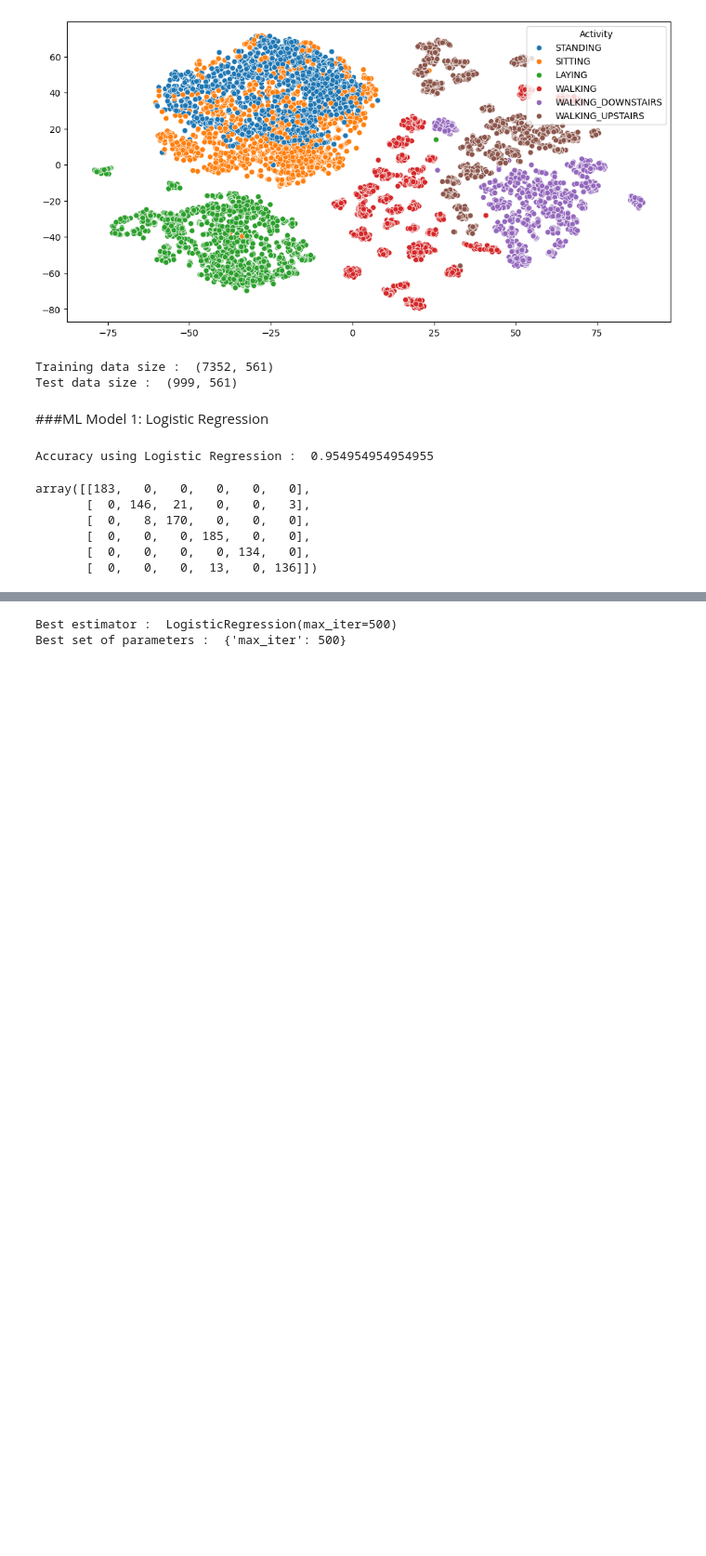
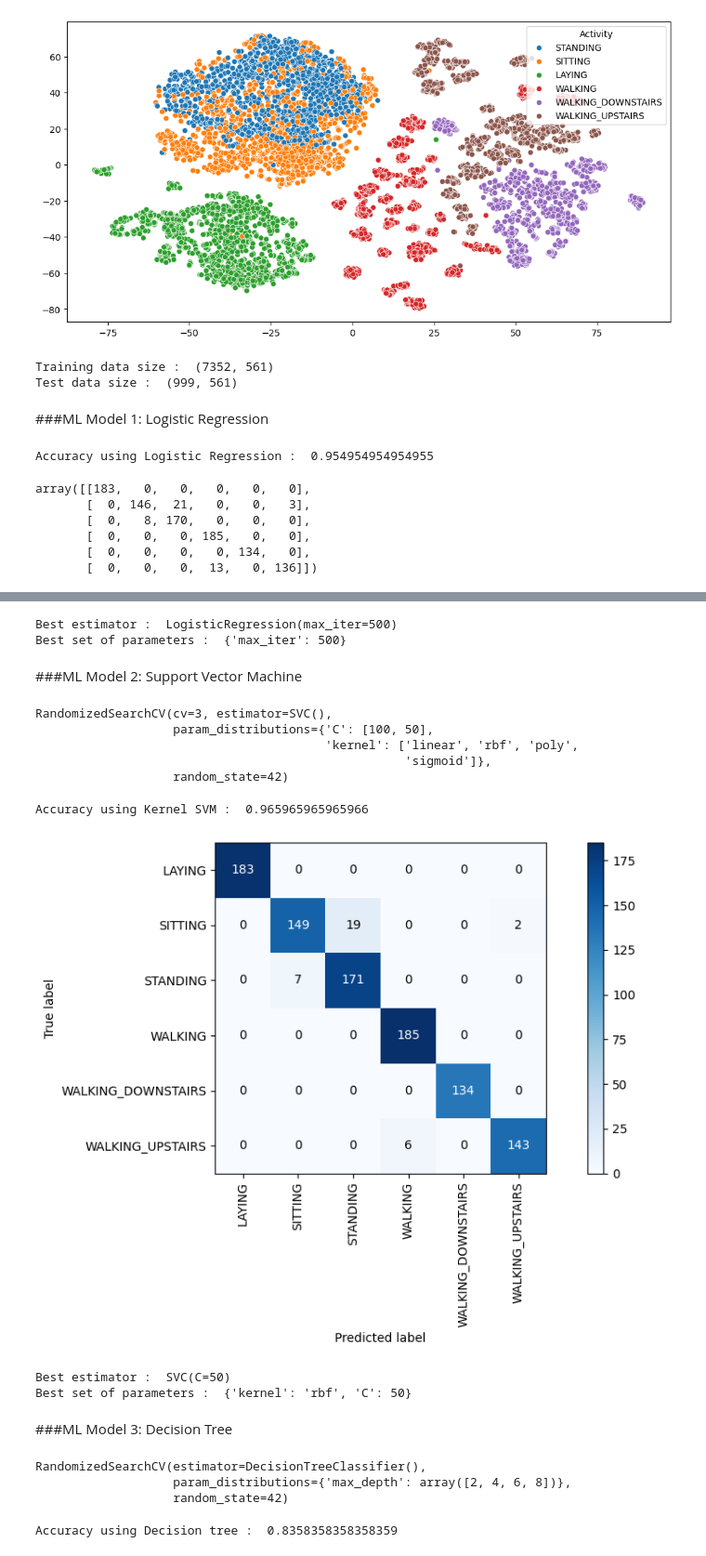
Before and after one commit to DipeanDas/ML_Human_Activity_Recognition, a Jupyter notebook: Human_Activity_Recognition.ipynb, the cells around one changed output, grey strips where cells are left out. Shown at 93% size. Drawn from its saved outputs; the diff is of its cells as text; code cells hidden in the pictures; blank space fills up the shorter version.

Commit message:
Day3: Applying SVM and DecisionTree Models

```diff
--- a/Human_Activity_Recognition.ipynb
+++ b/Human_Activity_Recognition.ipynb
@@ -250,7 +252,53 @@ plot_confusion_matrix(cmt, np.unique(y_pred_lr))
 def get_best_randomsearch_results(model):
     print("Best estimator : ", model.best_estimator_)
     print("Best set of parameters : ", model.best_params_)
-get_best_randomsearch_results(lr_classifier_rs)
-# %% [output]
-Best estimator :  LogisticRegression(max_iter=500)
-Best set of parameters :  {'max_iter': 500}
+# %%
+get_best_randomsearch_results(lr_classifier_rs)
+# %% [output]
+Best estimator :  LogisticRegression(max_iter=500)
+Best set of parameters :  {'max_iter': 500}
+# %% [markdown]
+###ML Model 2: Support Vector Machine
+# %%
+parameters = {
+    'kernel': ['linear', 'rbf', 'poly', 'sigmoid'],
+    'C': [100, 50]
+}
+
+svm_rs = RandomizedSearchCV(SVC(), param_distributions=parameters, cv = 3, random_state=42)
+svm_rs.fit(X_train, y_train)
+# %% [output]
+RandomizedSearchCV(cv=3, estimator=SVC(),
+                   param_distributions={'C': [100, 50],
+                                        'kernel': ['linear', 'rbf', 'poly',
+                                                   'sigmoid']},
+                   random_state=42)
+# %%
+y_pred = svm_rs.predict(X_test)
+# %%
+kernel_svm_accuracy = accuracy_score(y_true=y_test, y_pred=y_pred)
+print("Accuracy using Kernel SVM : ", kernel_svm_accuracy)
+# %% [output]
+Accuracy using Kernel SVM :  0.965965965965966
+# %%
+cm = confusion_matrix(y_test.values,y_pred)
+plot_confusion_matrix(cm, np.unique(y_pred))
+# %% [output]
+[figure, added]
+# %%
+get_best_randomsearch_results(svm_rs)
+# %% [output]
+Best estimator :  SVC(C=50)
+Best set of parameters :  {'kernel': 'rbf', 'C': 50}
+# %% [markdown]
+###ML Model 3: Decision Tree
+# %%
+parameters = {'max_depth': np.arange(2, 10, 2)}
+
+dt_classifier = DecisionTreeClassifier()
+dt_classifier_rs = RandomizedSearchCV(dt_classifier, param_distributions = parameters, random_state = 42)
+dt_classifier_rs.fit(X_train, y_train)
+# %% [output]
+RandomizedSearchCV(estimator=DecisionTreeClassifier(),
+                   param_distributions={'max_depth': array([2, 4, 6, 8])},
+                   random_state=42)
@@ -256,0 +307,5 @@ Best set of parameters :  {'max_iter': 500}
+# %%
+dt_accuracy = accuracy_score(y_true=y_test, y_pred=y_pred)
+print("Accuracy using Decision tree : ", dt_accuracy)
+# %% [output]
+Accuracy using Decision tree :  0.8358358358358359
```
Also changed, not shown: parts of 6 cells of this notebook.
